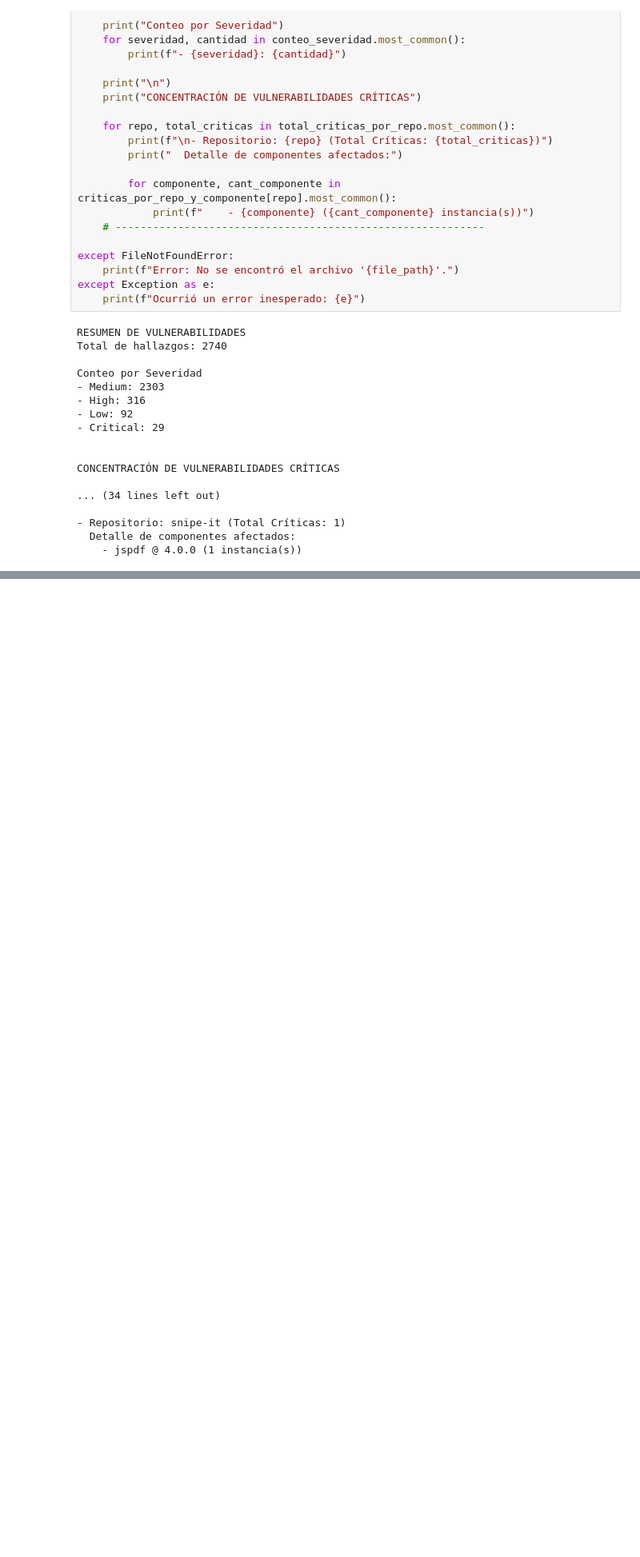
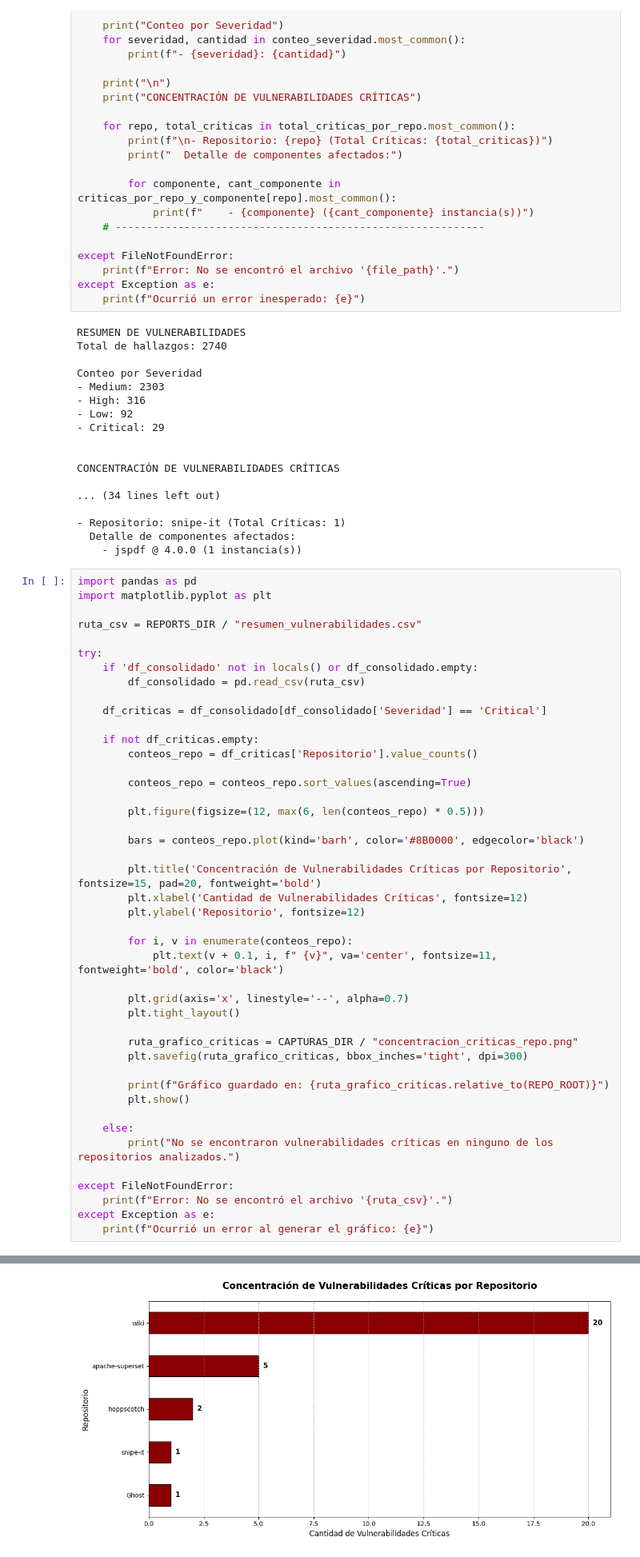
Before and after one commit to nrivas2017/software-supply-chain-security, a Jupyter notebook: scripts/vulnerability_analysis.ipynb, the cells around one changed output, grey strips where cells are left out. Shown at 80% size. Saved outputs shown, nothing was run; the diff lists cells and outputs as text; blank space fills up the shorter version.

Commit message:
Add critical vulnerabilities by repo chart

```diff
--- a/scripts/vulnerability_analysis.ipynb
+++ b/scripts/vulnerability_analysis.ipynb
@@ -336,3 +336,48 @@ CONCENTRACIÓN DE VULNERABILIDADES CRÍTICAS
 - Repositorio: snipe-it (Total Críticas: 1)
   Detalle de componentes afectados:
     - jspdf @ 4.0.0 (1 instancia(s))
+# %%
+import pandas as pd
+import matplotlib.pyplot as plt
+
+ruta_csv = REPORTS_DIR / "resumen_vulnerabilidades.csv"
+
+try:
+    if 'df_consolidado' not in locals() or df_consolidado.empty:
+        df_consolidado = pd.read_csv(ruta_csv)
+
+    df_criticas = df_consolidado[df_consolidado['Severidad'] == 'Critical']
+
+    if not df_criticas.empty:
+        conteos_repo = df_criticas['Repositorio'].value_counts()
+
+        conteos_repo = conteos_repo.sort_values(ascending=True)
+
+        plt.figure(figsize=(12, max(6, len(conteos_repo) * 0.5)))
+
+        bars = conteos_repo.plot(kind='barh', color='#8B0000', edgecolor='black')
+
+        plt.title('Concentración de Vulnerabilidades Críticas por Repositorio', fontsize=15, pad=20, fontweight='bold')
+        plt.xlabel('Cantidad de Vulnerabilidades Críticas', fontsize=12)
+        plt.ylabel('Repositorio', fontsize=12)
+
+        for i, v in enumerate(conteos_repo):
+            plt.text(v + 0.1, i, f" {v}", va='center', fontsize=11, fontweight='bold', color='black')
+
+        plt.grid(axis='x', linestyle='--', alpha=0.7)
+        plt.tight_layout()
+
+        ruta_grafico_criticas = CAPTURAS_DIR / "concentracion_criticas_repo.png"
+        plt.savefig(ruta_grafico_criticas, bbox_inches='tight', dpi=300)
+
+        print(f"Gráfico guardado en: {ruta_grafico_criticas.relative_to(REPO_ROOT)}")
+        plt.show()
+
+    else:
+        print("No se encontraron vulnerabilidades críticas en ninguno de los repositorios analizados.")
+
+except FileNotFoundError:
+    print(f"Error: No se encontró el archivo '{ruta_csv}'.")
+except Exception as e:
+    print(f"Ocurrió un error al generar el gráfico: {e}")
+# %% [output]
@@ -338,0 +385 @@ CONCENTRACIÓN DE VULNERABILIDADES CRÍTICAS
+[figure, added]
```
Also changed, not shown: parts of 1 cell of this notebook, 1 other file.
